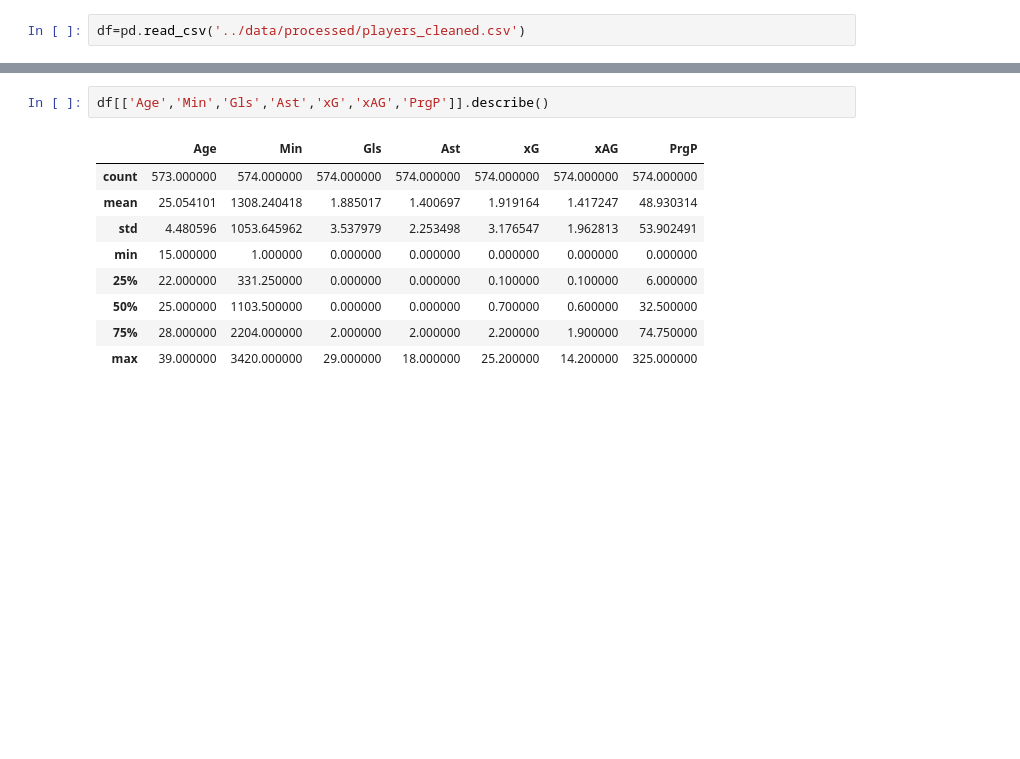
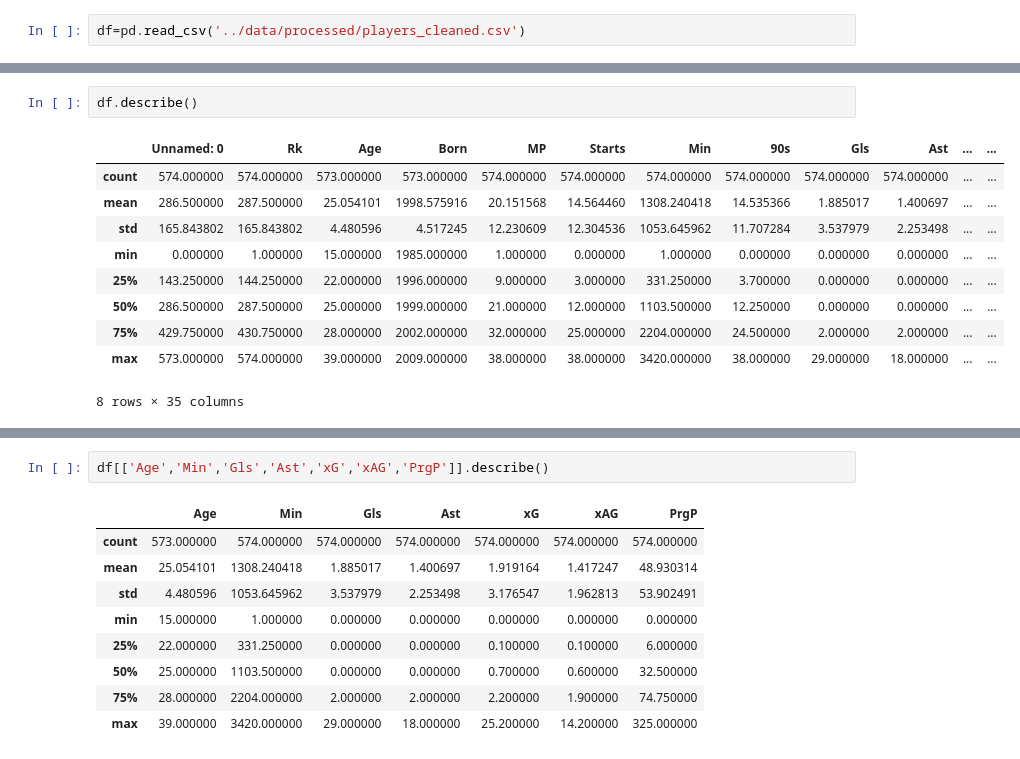
Before and after one commit to yehiamoh/Preimier_Leauge_24-25_Preformace_analysis, a Jupyter notebook: notebooks/02_eda.ipynb, the cells around one changed output, grey strips where cells are left out. Saved outputs shown, nothing was run; the diff lists cells and outputs as text; blank space fills up the shorter version.

```diff
--- a/notebooks/02_eda.ipynb
+++ b/notebooks/02_eda.ipynb
@@ -7,0 +48,13 @@ df=pd.read_csv('../data/processed/players_cleaned.csv')
+# %%
+df.describe()
+# %% [output]
+|  | Unnamed: 0 | Rk | Age | Born | MP | Starts | Min | 90s | Gls | Ast | ... | ... |
+| count | 574.000000 | 574.000000 | 573.000000 | 573.000000 | 574.000000 | 574.000000 | 574.000000 | 574.000000 | 574.000000 | 574.000000 | ... | ... |
+| mean | 286.500000 | 287.500000 | 25.054101 | 1998.575916 | 20.151568 | 14.564460 | 1308.240418 | 14.535366 | 1.885017 | 1.400697 | ... | ... |
+| std | 165.843802 | 165.843802 | 4.480596 | 4.517245 | 12.230609 | 12.304536 | 1053.645962 | 11.707284 | 3.537979 | 2.253498 | ... | ... |
+| min | 0.000000 | 1.000000 | 15.000000 | 1985.000000 | 1.000000 | 0.000000 | 1.000000 | 0.000000 | 0.000000 | 0.000000 | ... | ... |
+| 25% | 143.250000 | 144.250000 | 22.000000 | 1996.000000 | 9.000000 | 3.000000 | 331.250000 | 3.700000 | 0.000000 | 0.000000 | ... | ... |
+| 50% | 286.500000 | 287.500000 | 25.000000 | 1999.000000 | 21.000000 | 12.000000 | 1103.500000 | 12.250000 | 0.000000 | 0.000000 | ... | ... |
+| 75% | 429.750000 | 430.750000 | 28.000000 | 2002.000000 | 32.000000 | 25.000000 | 2204.000000 | 24.500000 | 2.000000 | 2.000000 | ... | ... |
+| max | 573.000000 | 574.000000 | 39.000000 | 2009.000000 | 38.000000 | 38.000000 | 3420.000000 | 38.000000 | 29.000000 | 18.000000 | ... | ... |
+8 rows × 35 columns
```
Also changed, not shown: parts of 13 cells of this notebook, 1 other file.
